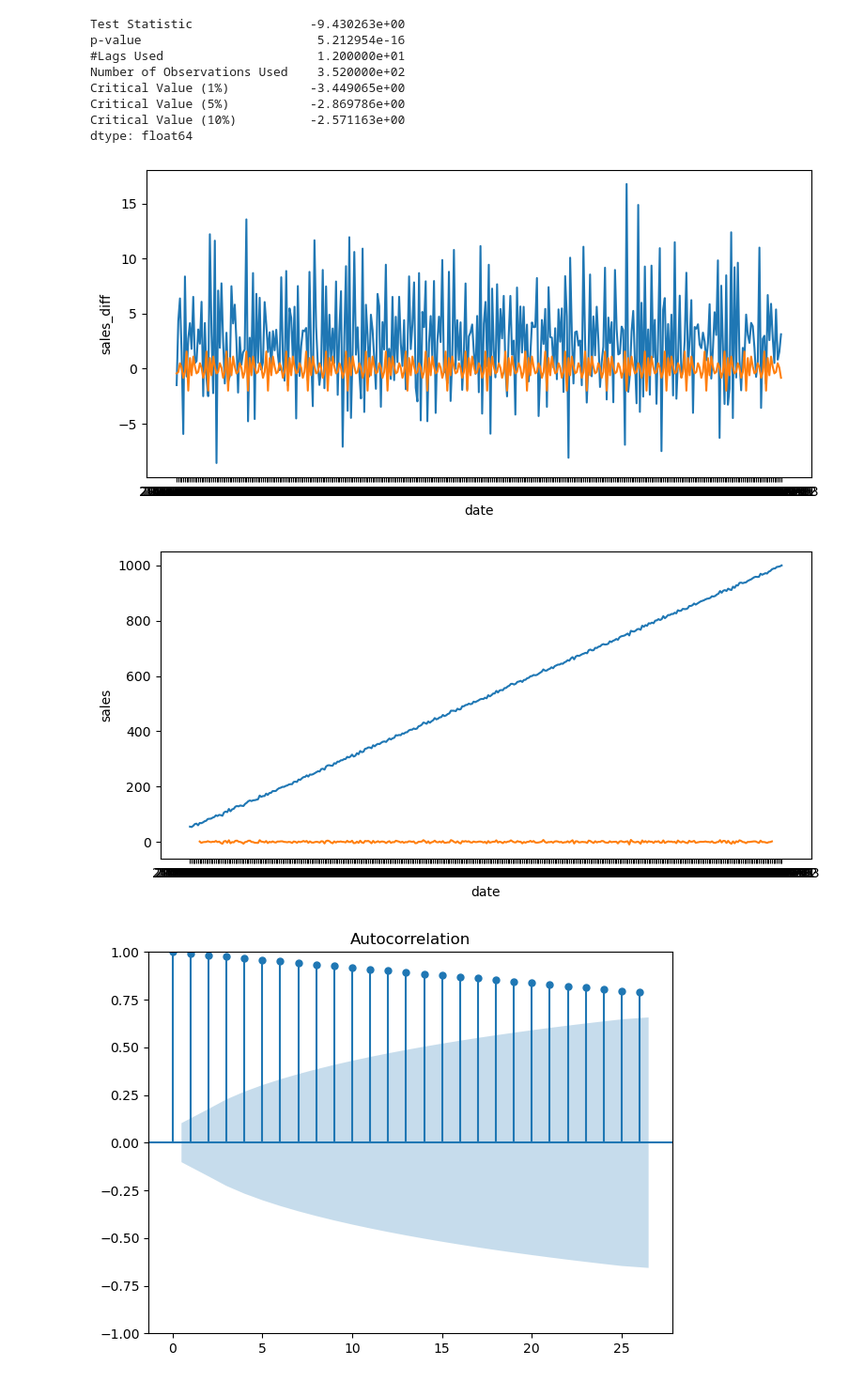
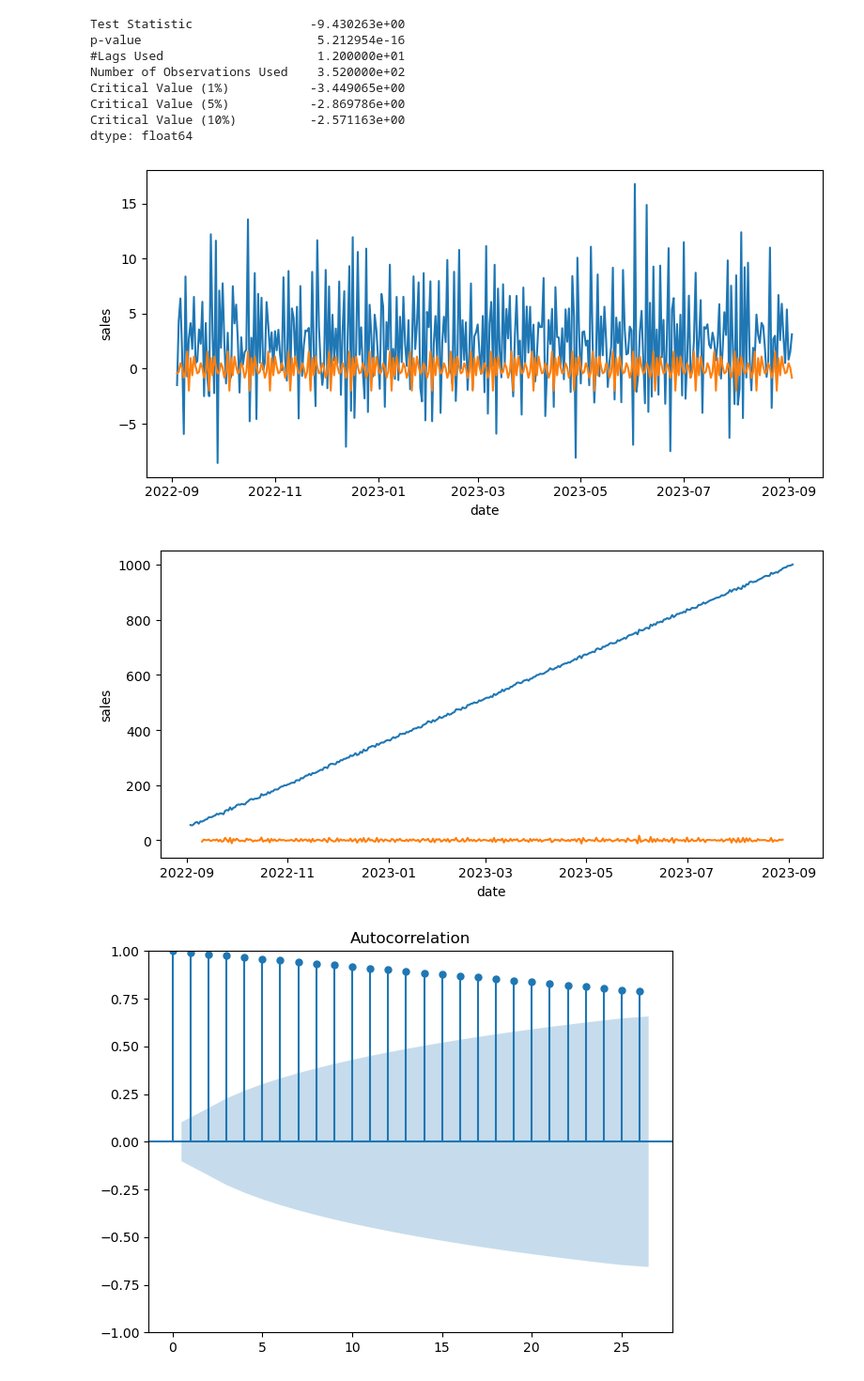
Before and after one commit to SamuelHollis/Time-series-1, a Jupyter notebook: src/explore.ipynb, the cells around one changed output. Shown: that part at 94% size. Cells and saved outputs as stored; diff of their text form; code cells hidden in the pictures.

```diff
--- a/src/explore.ipynb
+++ b/src/explore.ipynb
@@ -21,3 +18,8 @@ df = pd.DataFrame(data)
+# %%
+url = "https://raw.githubusercontent.com/4GeeksAcademy/alternative-time-series-project/main/sales.csv"
+# %%
+df = pd.read_csv(url)
+df = pd.DataFrame(df)
 # %%
 df
 # %% [output]
@@ -35,7 +37,7 @@ df
 | 365 | 2023-09-03 17:10:08.079328 | 1000.482785 |
 366 rows × 2 columns
 # %%
-df['date'] = pd.to_datetime(df['date']).dt.strftime('%Y-%m-%d')
+df['date'] = pd.to_datetime(df['date']).dt.floor('d')
 df.head()
 # %% [output]
 |  | date | sales |
@@ -198,0 +143,2 @@ Name: sales_diff, Length: 365, dtype: float64
+# %%
+ts_dif = ts.diff().dropna()
@@ -210,22 +172,22 @@ Critical Value (5%)           -2.869786e+00
 Critical Value (10%)          -2.571163e+00
 dtype: float64
 # %%
-flights_dif_decomposition = seasonal_decompose(ts_df_dif, period = 12)
+ts_dif_decomposition = seasonal_decompose(ts_dif, period = 12)
 
-flights_dif_seasonal = flights_dif_decomposition.seasonal
+ts_dif_seasonal = ts_dif_decomposition.seasonal
 
 fig, axis = plt.subplots(figsize = (8, 4))
 
-sns.lineplot(data = ts_df_dif)
-sns.lineplot(data = flights_dif_seasonal)
+sns.lineplot(data = ts_dif)
+sns.lineplot(data = ts_dif_seasonal)
 
 plt.tight_layout()
 
 plt.show()
 # %% [output]
-[figure, old version]
+[figure, new version]
 # %%
-residual = decomposition.resid
+residual = ts_dif_decomposition.resid
 
 fig, axis = plt.subplots(figsize = (8, 4))
 
@@ -236,7 +198,7 @@ plt.tight_layout()
 
 plt.show()
 # %% [output]
-[figure, old version]
+[figure, new version]
 # %%
 plot_acf(ts)
 
```
Also changed, not shown: parts of 17 cells of this notebook.
